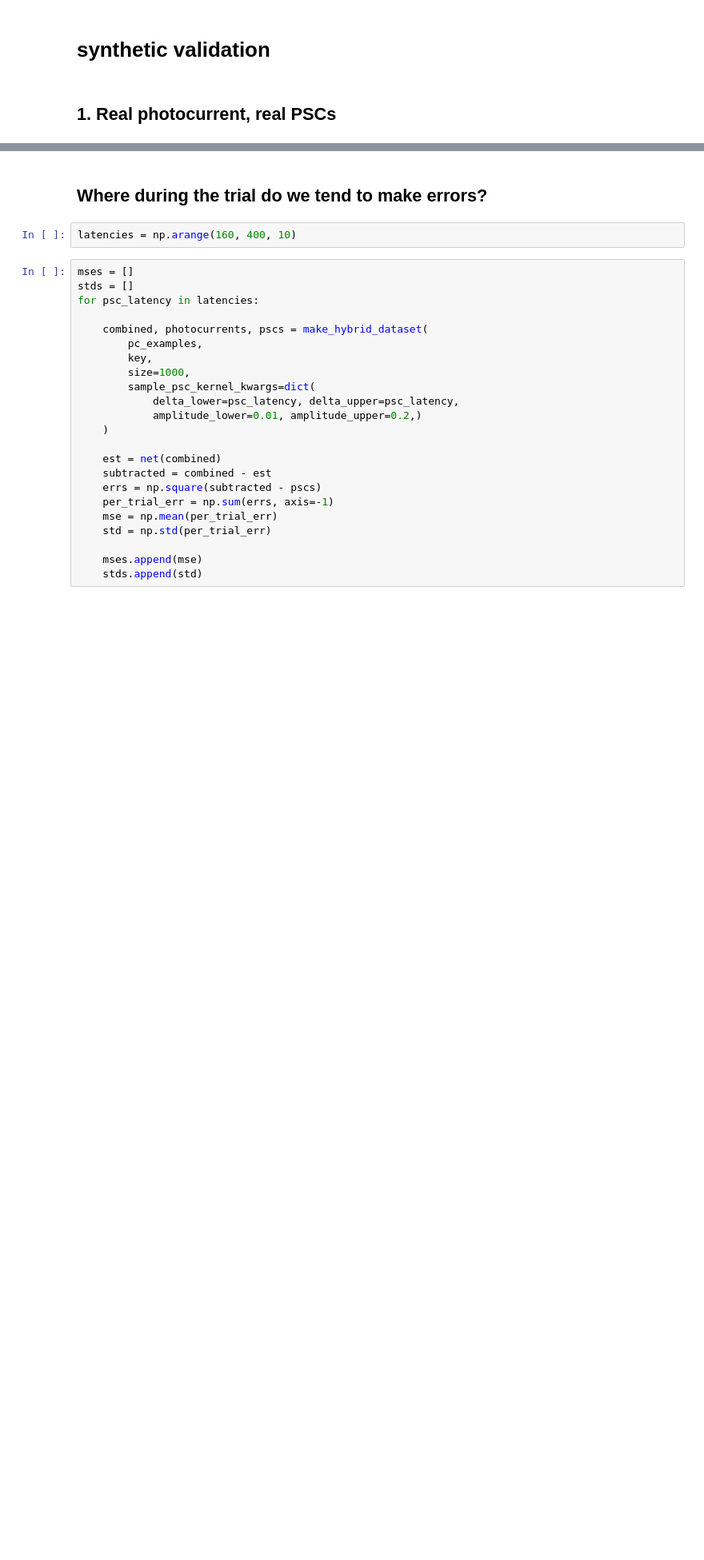
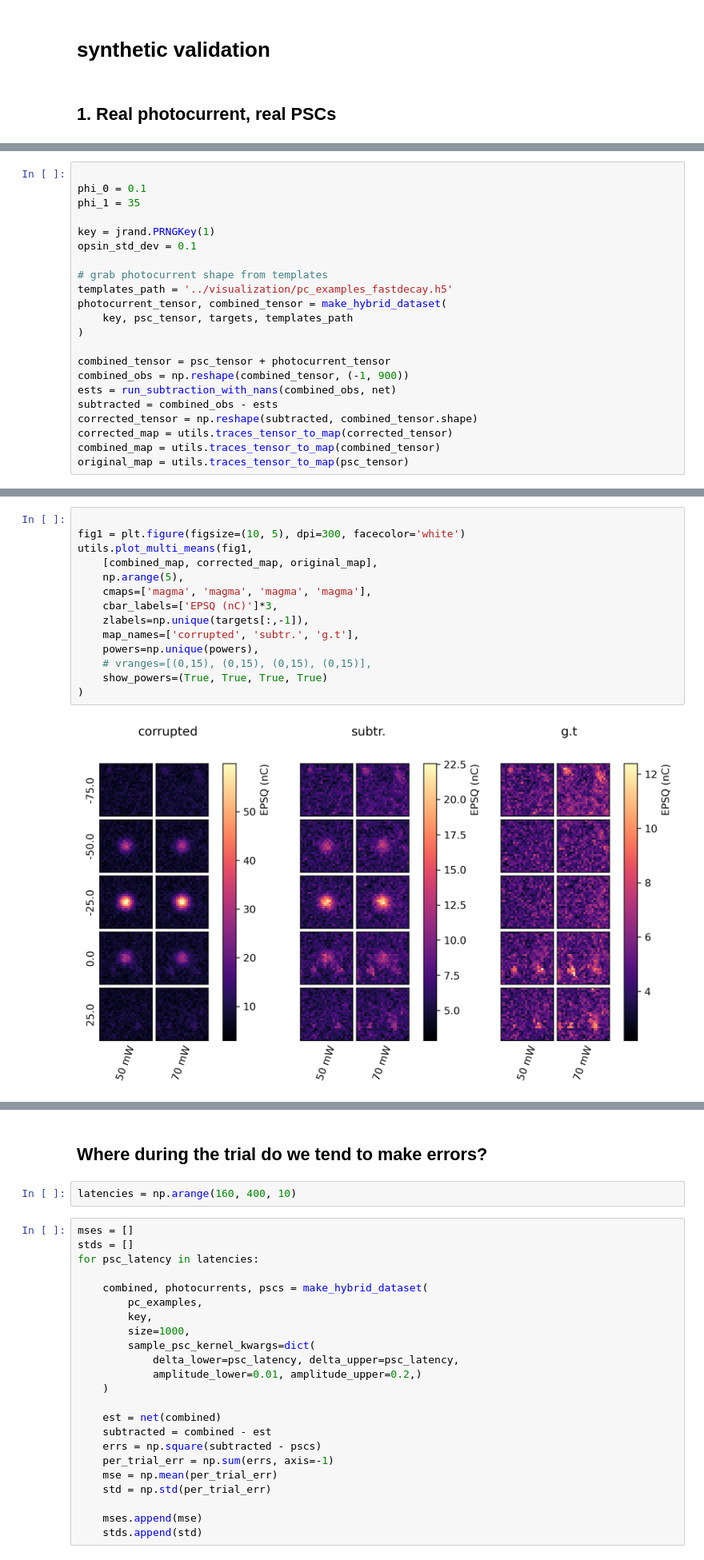
Before and after one commit to bantin/PhoRC, a Jupyter notebook: opsin_subtraction_experiments/synthetic-validation.ipynb, the cells around one changed output, grey strips where cells are left out. Shown at 80% size. Cells and saved outputs as stored; diff of their text form; blank space fills up the shorter version.

```diff
--- a/opsin_subtraction_experiments/synthetic-validation.ipynb
+++ b/opsin_subtraction_experiments/synthetic-validation.ipynb
@@ -96,0 +156,22 @@ combined, photocurrents, pscs = make_hybrid_dataset(
+# %%
+
+phi_0 = 0.1
+phi_1 = 35
+
+key = jrand.PRNGKey(1)
+opsin_std_dev = 0.1
+
+# grab photocurrent shape from templates
+templates_path = '../visualization/pc_examples_fastdecay.h5'
+photocurrent_tensor, combined_tensor = make_hybrid_dataset(
+    key, psc_tensor, targets, templates_path
+)
+
+combined_tensor = psc_tensor + photocurrent_tensor
+combined_obs = np.reshape(combined_tensor, (-1, 900))
+ests = run_subtraction_with_nans(combined_obs, net)
+subtracted = combined_obs - ests
+corrected_tensor = np.reshape(subtracted, combined_tensor.shape)
+corrected_map = utils.traces_tensor_to_map(corrected_tensor)
+combined_map = utils.traces_tensor_to_map(combined_tensor)
+original_map = utils.traces_tensor_to_map(psc_tensor)
@@ -96,0 +180,16 @@ combined, photocurrents, pscs = make_hybrid_dataset(
+# %%
+
+fig1 = plt.figure(figsize=(10, 5), dpi=300, facecolor='white')
+utils.plot_multi_means(fig1,
+    [combined_map, corrected_map, original_map],
+    np.arange(5),
+    cmaps=['magma', 'magma', 'magma', 'magma'],
+    cbar_labels=['EPSQ (nC)']*3,
+    zlabels=np.unique(targets[:,-1]),
+    map_names=['corrupted', 'subtr.', 'g.t'],
+    powers=np.unique(powers),
+    # vranges=[(0,15), (0,15), (0,15), (0,15)],
+    show_powers=(True, True, True, True)
+)
+# %% [output]
+[figure, added]
```
Also changed, not shown: parts of 10 cells of this notebook.
